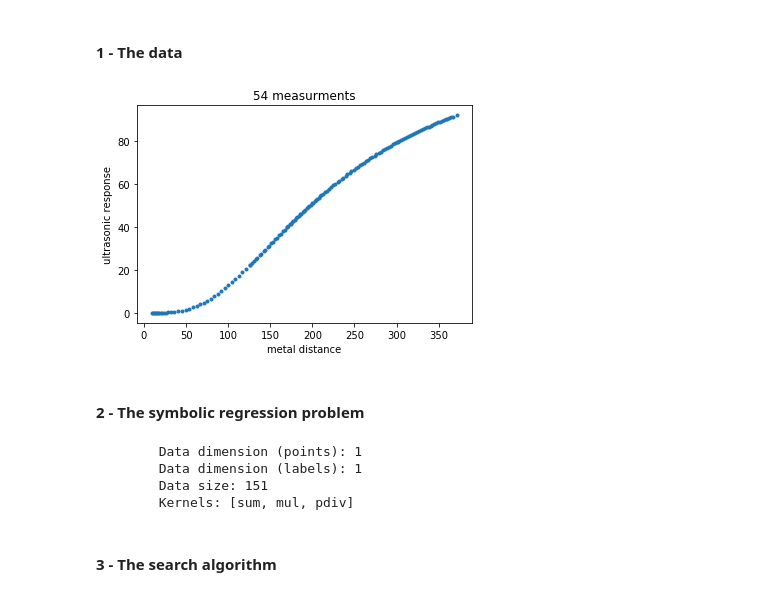
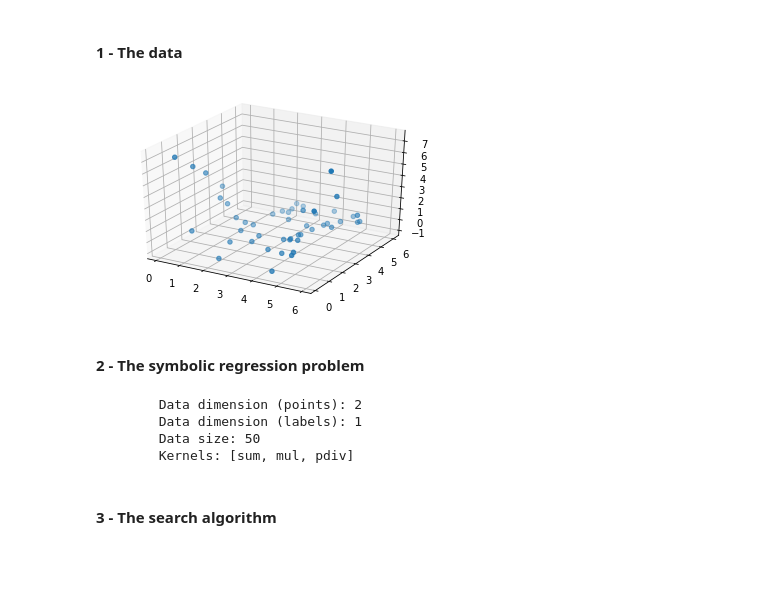
Before and after one commit to darioizzo/dcgp, a Jupyter notebook: doc/sphinx/notebooks/symbolic_regression_2.ipynb, the cells around one changed output. Cells and saved outputs as stored; diff of their text form; code cells hidden in the pictures; blank space fills up the shorter version.

```diff
--- a/doc/sphinx/notebooks/symbolic_regression_2.ipynb
+++ b/doc/sphinx/notebooks/symbolic_regression_2.ipynb
@@ -23,11 +29,11 @@ X, Y = dcgpy.generate_kirby2()
-# %%
-# And we plot them as to visualize the problem.
-_ = plt.plot(X, Y, '.')
-_ = plt.title('54 measurments')
-_ = plt.xlabel('metal distance')
-_ = plt.ylabel('ultrasonic response')
-# %% [output]
-[figure, removed]
+# %%
+from mpl_toolkits.mplot3d import Axes3D
+# And we plot them as to visualize the problem.
+fig = plt.figure()
+ax = fig.add_subplot(111, projection='3d')
+_ = ax.scatter(X[:,0], X[:,1], Y[:,0])
+# %% [output]
+[figure, added]
 # %% [markdown]
 #### 2 - The symbolic regression problem
 # %%
@@ -37,15 +43,24 @@ _ = plt.ylabel('ultrasonic response')
 # can be found on the online docs. The user can also define its own kernels (see the corresponding tutorial).
 ss = dcgpy.kernel_set_double(["sum", "mul", "pdiv"])
 # %%
-# We instantiate the symbolic regression optimization problem (note: many important options are here not
-# specified and thus set to their default values)
-udp = dcgpy.symbolic_regression(points = X, labels = Y, kernels=ss(), n_eph = 5,levels_back=25, rows = 5, cols=50)
+# We instantiate the symbolic regression optimization problem
+# Note how we specify to consider one ephemeral constant via
+# the kwarg n_eph. We also request 100 kernels with a linear
+# layout (this allows for the construction of longer expressions) and
+# we set the level back (in an attempt to skew the search towards
+# more complex expressions)
+udp = dcgpy.symbolic_regression(
+    points = X, labels = Y, kernels=ss(),
+    rows = 1,
+    cols = 100,
+    n_eph = 1,
+    levels_back = 80)
 prob = pg.problem(udp)
 print(udp)
 # %% [output]
-        Data dimension (points): 1
+        Data dimension (points): 2
         Data dimension (labels): 1
-        Data size: 151
+        Data size: 50
         Kernels: [sum, mul, pdiv]
 # %% [markdown]
 #### 3 - The search algorithm
```
Also changed, not shown: parts of 10 cells of this notebook, 1 other file.
